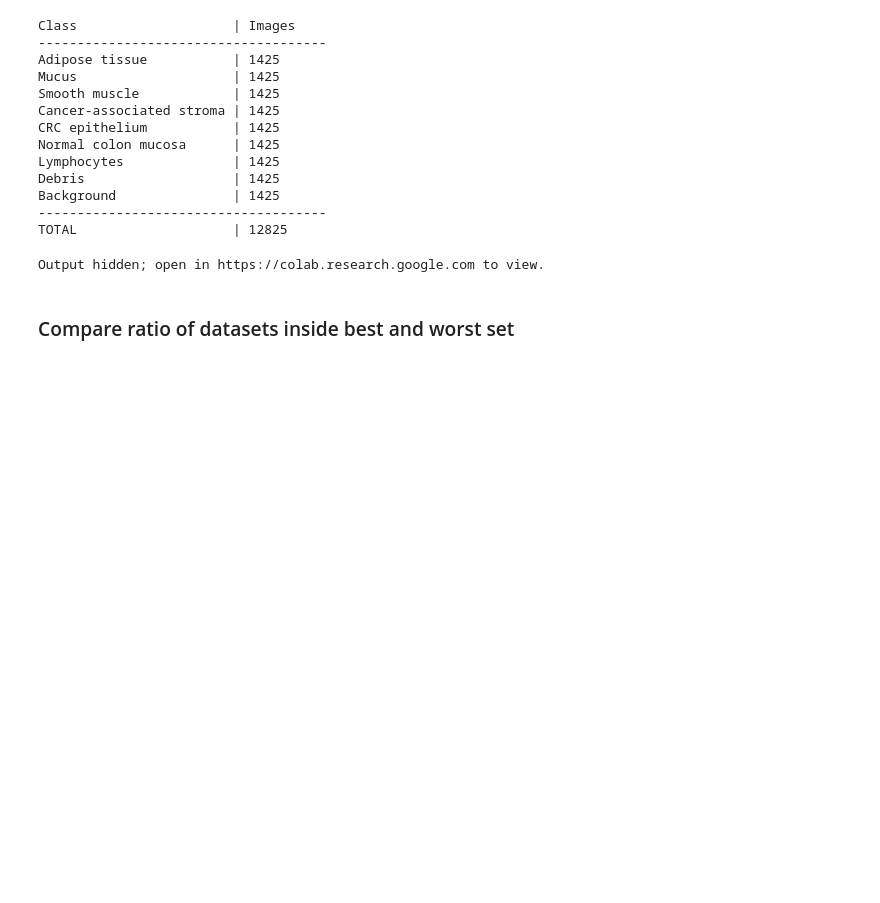
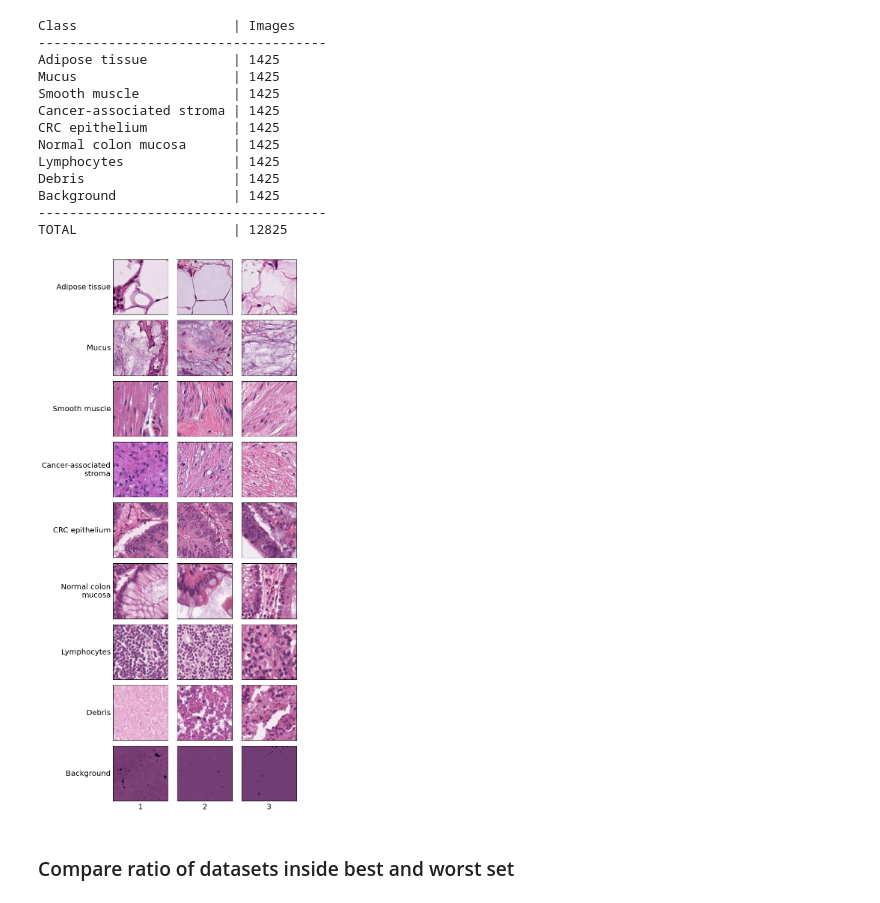
Before and after one commit to Netz00/master-thesis, a Jupyter notebook: notebooks/5_Iterative.ipynb, the cells around one changed output. Drawn from its saved outputs; the diff is of its cells as text; code cells hidden in the pictures; blank space fills up the shorter version.

```diff
--- a/notebooks/5_Iterative.ipynb
+++ b/notebooks/5_Iterative.ipynb
@@ -1288,9 +1451,9 @@ Background               | 1425
 -------------------------------------
 TOTAL                    | 12825
 # %%
-printImages(classes,base_path_worst, figsize=(10, 15))
+printImages(classes,base_path_worst, figsize=(7.5, 15))
 # %% [output]
-Output hidden; open in https://colab.research.google.com to view.
+[figure, added]
 # %% [markdown]
 ### Compare ratio of datasets inside best and worst set
 # %%
```
Also changed, not shown: parts of 26 cells of this notebook.
